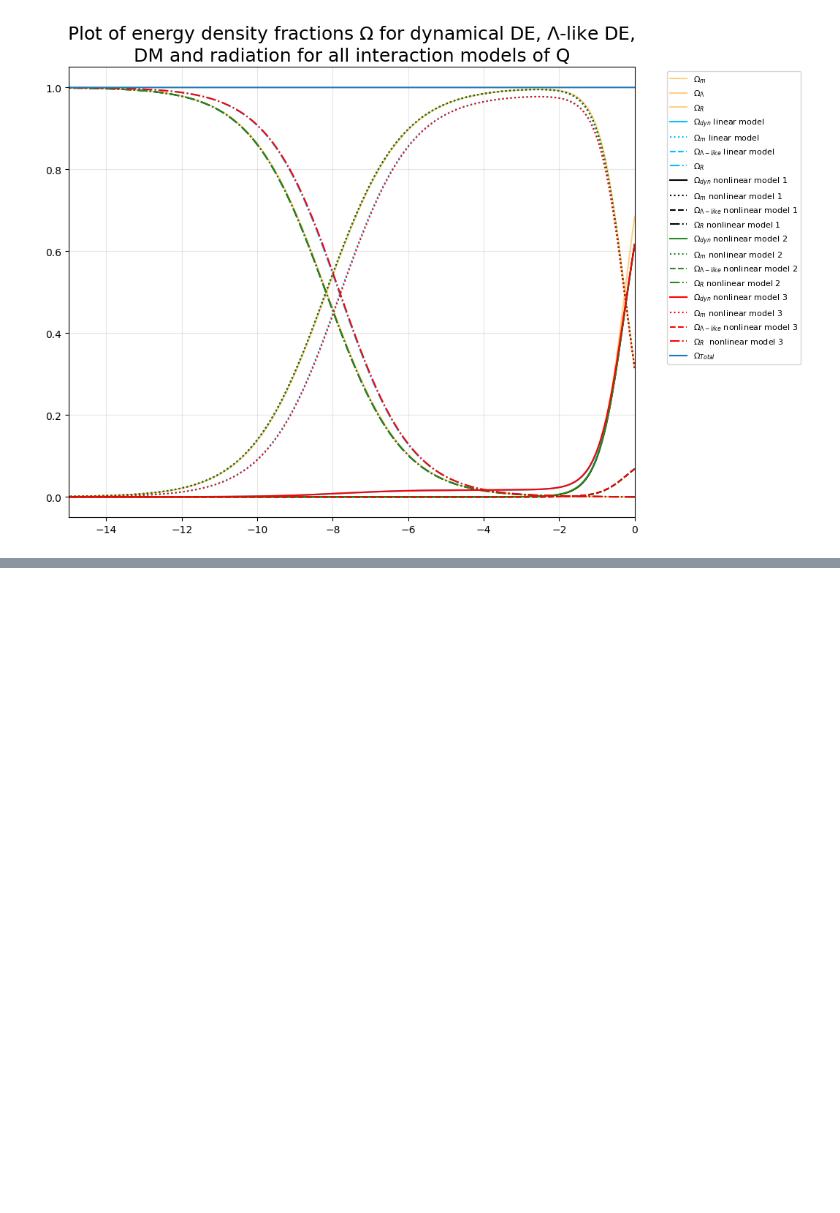
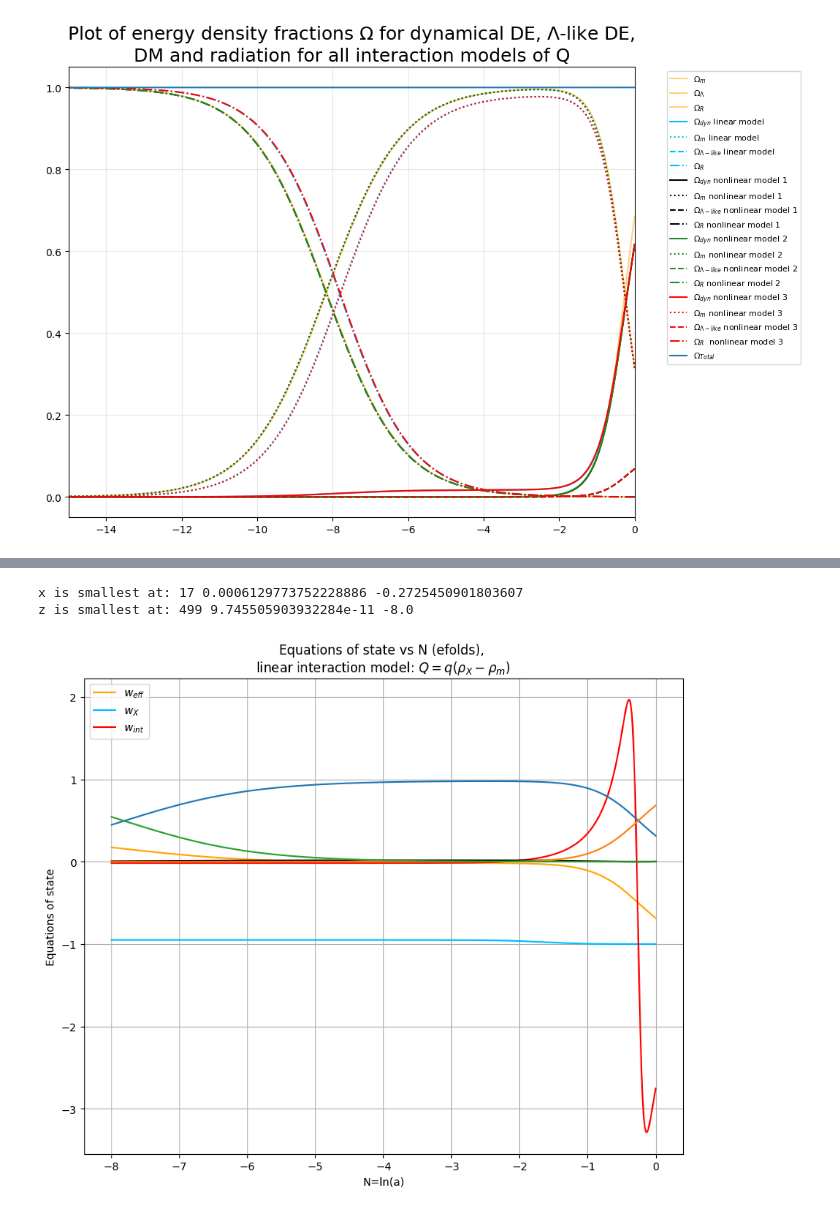
Before and after one commit to up2107120/Dynamical-systems-of-DE, a Jupyter notebook: DE-DM evolution.ipynb, the cells around one changed output, grey strips where cells are left out. Drawn from its saved outputs; the diff is of its cells as text; code cells hidden in the pictures; blank space fills up the shorter version.

```diff
--- a/DE-DM evolution.ipynb
+++ b/DE-DM evolution.ipynb
@@ -259,0 +389,59 @@ plt.show()
+# %%
+w,q=-0.95,0.05
+simulationTime=np.linspace(0,-8,500)
+ICs=[0.685,0.315,9e-5]# [OmegaDE,OmegaM,OmegaR] where OmegaDE is total dyn and lambda x+z.
+# using PLANCK 2018  ICs from the paper and refernece in text.
+Omega_DE=0.685
+Omega_m=0.315
+Omega_R=9e-5
+
+
+def system_linear(t,vars):
+    x,y,z,R=vars
+    dx= 3*(1+w)*(x**2-x)+3*x*y+q*(x-y+z)+4*x*R #dynamic evolving DE
+    dy=3*(y**2-y)+3*x*y*(1+w) -q*(x-y+z)+4*y*R #dynamic DM
+    dz= 3*z*x*(1+w) +3*y*z+ 4*z*R
+    dR = -4*R+(1+w)*3*x*R +3*y*R+4*R**2
+    #   to plot standard Lambda CDM, set q=0, w=-1 and get rid of xR,yR and R^2 terms.
+    return [dx,dy,dz,dR]
+
+
+alpha=0.995
+sol0 = solve_ivp(system_linear, [0,-8], [(1-alpha)*Omega_DE,Omega_m,alpha*Omega_DE,Omega_R] ,method='RK45',t_eval=simulationTime,rtol=1e-6,atol=1e-6)
+x_lin,y_lin,z_lin,R_lin = sol0.y
+
+
+
+#linear
+plt.figure(figsize=(10,8))
+wX_0=(w*x_lin -z_lin)/(x_lin+z_lin+1e-9)
+weff_0=(w*x_lin -z_lin +1/3 *R_lin)/(x_lin+z_lin+y_lin+R_lin+1e-9)
+wint = w-(q*(x_lin + z_lin - y_lin))/(3*x_lin+1e-9)
+
+
+plt.plot(simulationTime,weff_0,label=r'$w_{eff}$',color='orange')
+plt.plot(simulationTime,wX_0,label=r'$w_{X}$',color='deepskyblue')
+plt.plot(simulationTime,wint,label=r'$w_{int}$',color='red')
+plt.legend()
+plt.title(f'Equations of state vs N (efolds), \n' r'linear interaction model: $Q={q (\rho_X-\rho_m) }$')
+plt.xlabel('N=ln(a)')
+plt.ylabel('Equations of state')
+#plt.ylim(-1.1,1.1)
+#plt.xlim(-8,0)
+plt.grid()
+
+plt.plot(simulationTime,x_lin,c='k')
+plt.plot(simulationTime,y_lin)
+plt.plot(simulationTime,z_lin)
+plt.plot(simulationTime,R_lin)
+
+for i in range(len(x_lin)):
+    if x_lin[i]==np.min(x_lin):
+        print('x is smallest at:',i, x_lin[i],simulationTime[i])
+for i in range(len(z_lin)):
+    if z_lin[i]==np.min(z_lin):
+        print('z is smallest at:',i, z_lin[i],simulationTime[i])
+# %% [output]
+x is smallest at: 17 0.0006129773752228886 -0.2725450901803607
+z is smallest at: 499 9.745505903932284e-11 -8.0
+[figure, added]
```
Also changed, not shown: parts of 3 cells of this notebook.
